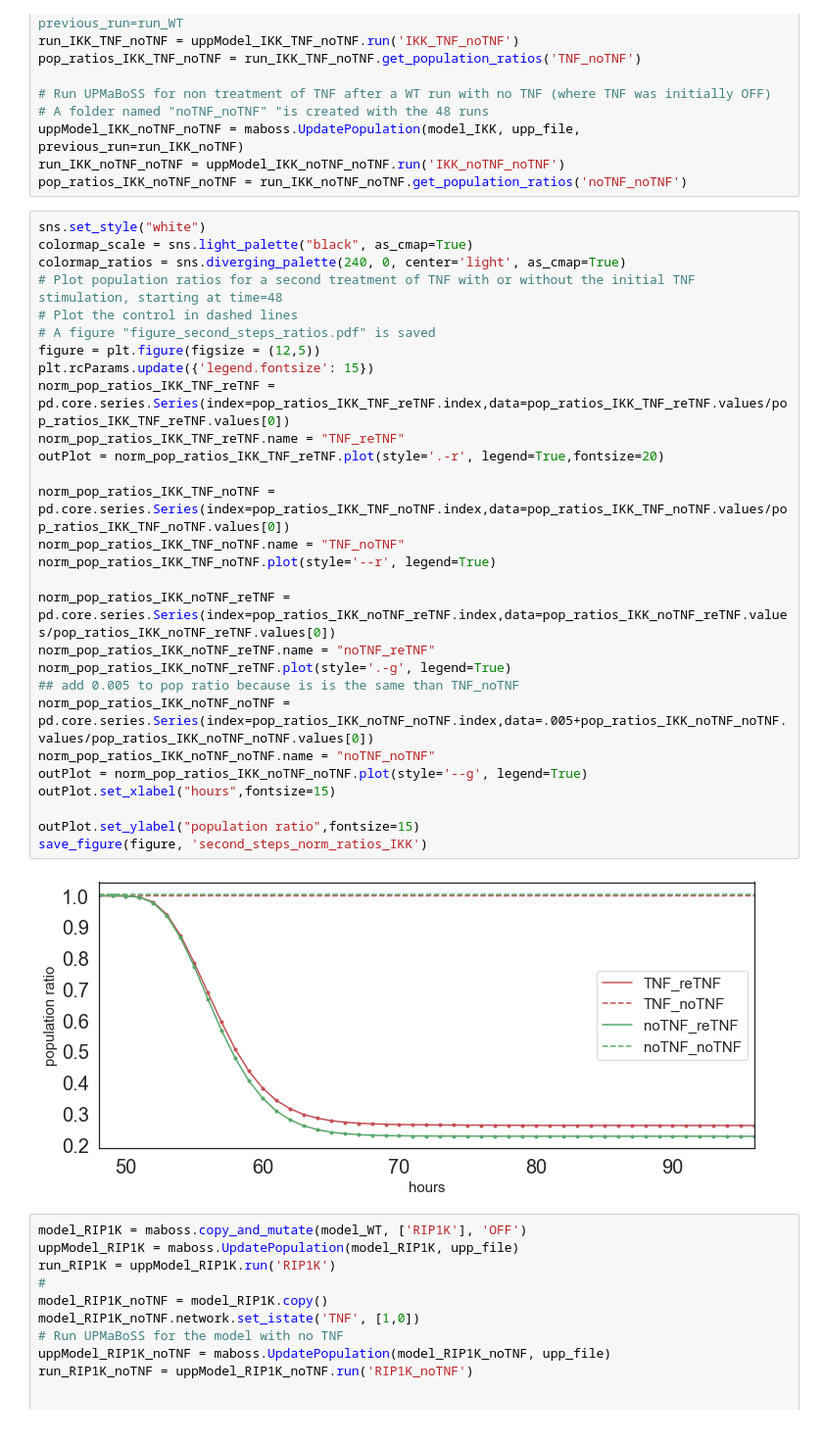
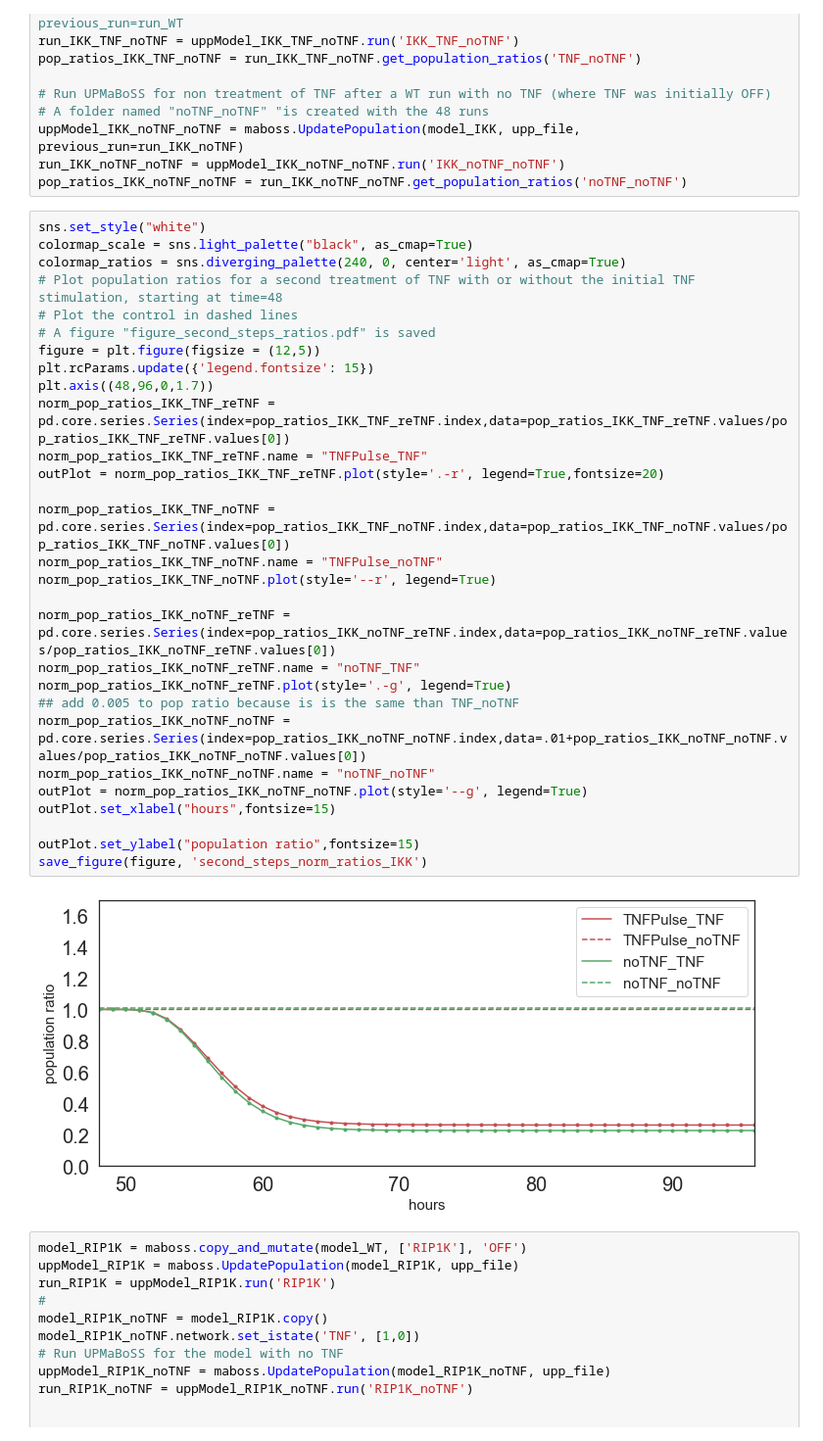
Before and after one commit to sysbio-curie/UPMaBoSS-docker, a Jupyter notebook: CellFateModel_uppmaboss.ipynb, the cells around one changed output. Shown at 98% size. Drawn from its saved outputs; the diff is of its cells as text.

```diff
--- a/CellFateModel_uppmaboss.ipynb
+++ b/CellFateModel_uppmaboss.ipynb
@@ -429,33 +430,34 @@ pop_ratios_IKK_noTNF_noTNF = run_IKK_noTNF_noTNF.get_population_ratios('noTNF_no
 # %%
 sns.set_style("white")
 colormap_scale = sns.light_palette("black", as_cmap=True)
 colormap_ratios = sns.diverging_palette(240, 0, center='light', as_cmap=True)
 # Plot population ratios for a second treatment of TNF with or without the initial TNF stimulation, starting at time=48
 # Plot the control in dashed lines
 # A figure "figure_second_steps_ratios.pdf" is saved
 figure = plt.figure(figsize = (12,5))
 plt.rcParams.update({'legend.fontsize': 15})
+plt.axis((48,96,0,1.7))
 norm_pop_ratios_IKK_TNF_reTNF = pd.core.series.Series(index=pop_ratios_IKK_TNF_reTNF.index,data=pop_ratios_IKK_TNF_reTNF.values/pop_ratios_IKK_TNF_reTNF.values[0])
-norm_pop_ratios_IKK_TNF_reTNF.name = "TNF_reTNF"
+norm_pop_ratios_IKK_TNF_reTNF.name = "TNFPulse_TNF"
 outPlot = norm_pop_ratios_IKK_TNF_reTNF.plot(style='.-r', legend=True,fontsize=20)
 
 norm_pop_ratios_IKK_TNF_noTNF = pd.core.series.Series(index=pop_ratios_IKK_TNF_noTNF.index,data=pop_ratios_IKK_TNF_noTNF.values/pop_ratios_IKK_TNF_noTNF.values[0])
-norm_pop_ratios_IKK_TNF_noTNF.name = "TNF_noTNF"
+norm_pop_ratios_IKK_TNF_noTNF.name = "TNFPulse_noTNF"
 norm_pop_ratios_IKK_TNF_noTNF.plot(style='--r', legend=True)
 
 norm_pop_ratios_IKK_noTNF_reTNF = pd.core.series.Series(index=pop_ratios_IKK_noTNF_reTNF.index,data=pop_ratios_IKK_noTNF_reTNF.values/pop_ratios_IKK_noTNF_reTNF.values[0])
-norm_pop_ratios_IKK_noTNF_reTNF.name = "noTNF_reTNF"
+norm_pop_ratios_IKK_noTNF_reTNF.name = "noTNF_TNF"
 norm_pop_ratios_IKK_noTNF_reTNF.plot(style='.-g', legend=True)
 ## add 0.005 to pop ratio because is is the same than TNF_noTNF
-norm_pop_ratios_IKK_noTNF_noTNF = pd.core.series.Series(index=pop_ratios_IKK_noTNF_noTNF.index,data=.005+pop_ratios_IKK_noTNF_noTNF.values/pop_ratios_IKK_noTNF_noTNF.values[0])
+norm_pop_ratios_IKK_noTNF_noTNF = pd.core.series.Series(index=pop_ratios_IKK_noTNF_noTNF.index,data=.01+pop_ratios_IKK_noTNF_noTNF.values/pop_ratios_IKK_noTNF_noTNF.values[0])
 norm_pop_ratios_IKK_noTNF_noTNF.name = "noTNF_noTNF"
 outPlot = norm_pop_ratios_IKK_noTNF_noTNF.plot(style='--g', legend=True)
 outPlot.set_xlabel("hours",fontsize=15)
 
 outPlot.set_ylabel("population ratio",fontsize=15)
 save_figure(figure, 'second_steps_norm_ratios_IKK')
 # %% [output]
-[figure, old version]
+[figure, new version]
 # %%
 model_RIP1K = maboss.copy_and_mutate(model_WT, ['RIP1K'], 'OFF')
 uppModel_RIP1K = maboss.UpdatePopulation(model_RIP1K, upp_file)
```
Also changed, not shown: parts of 11 cells of this notebook.
